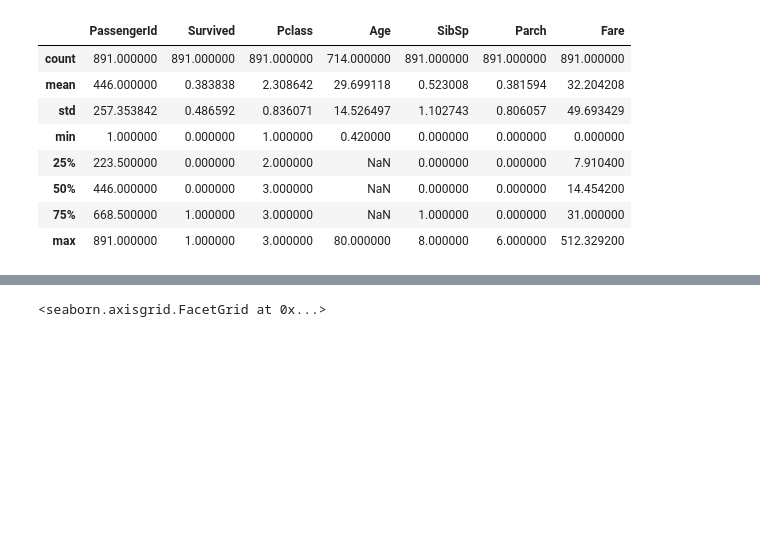
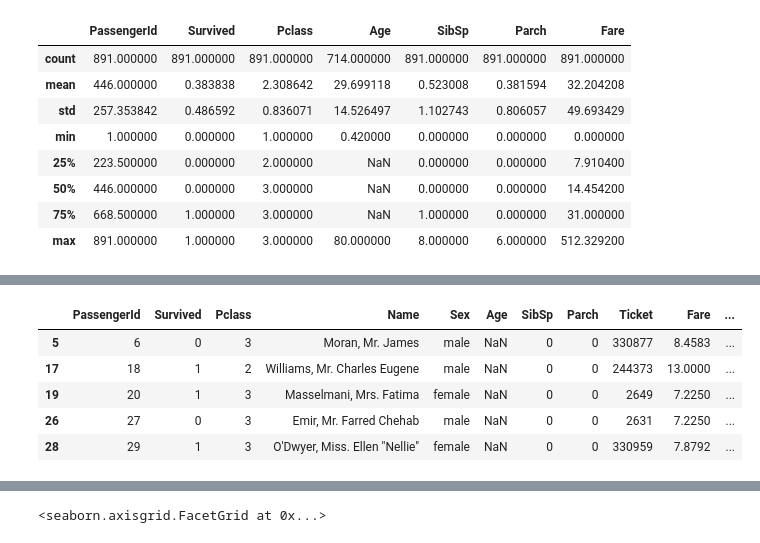
Before and after one commit to LEJAGTAGT/Kaggle---Titanic, a Jupyter notebook: Titanic - 07252016.ipynb, the cells around one changed output, grey strips where cells are left out. Saved outputs shown, nothing was run; the diff lists cells and outputs as text; code cells hidden in the pictures; blank space fills up the shorter version.

```diff
--- a/Titanic - 07252016.ipynb
+++ b/Titanic - 07252016.ipynb
@@ -123,0 +182,34 @@ df.describe()
+# %%
+# Make a copy of Age field
+df['AgeCopy']=df['Age']
+
+df.head()
+
+# Setup an array to calculate and store median ages for combination of Sex and PClass segments
+median_ages=np.zeros((2,3))
+median_ages
+
+# Calculate median age for i=0/1(male/female)&j=0/1/2(Pclass:1,2,3)
+for i in range(0,2):
+    for j in range (0,3):
+        median_ages[i,j] = df[(df['Recode_Sex'] == i) & (df['Pclass'] == j+1)]['Age'].dropna().median()
+
+median_ages
+
+#Review current datapoints with Age as null
+df[df['Age'].isnull()].head()
+
+# Replace null with median age in AgeCopy for all Age that is Nan
+for i in range(0, 2):
+    for j in range(0, 3):
+        df.loc[ (df.Age.isnull()) & (df.Recode_Sex == i) & (df.Pclass == j+1),'AgeCopy'] = median_ages[i,j]
+
+        # Reprint to check if it worked. Note AgeCopy has values and Age has NaN
+df[df['Age'].isnull()].head()
+# %% [output]
+|  | PassengerId | Survived | Pclass | Name | Sex | Age | SibSp | Parch | Ticket | Fare | ... |
+| 5 | 6 | 0 | 3 | Moran, Mr. James | male | NaN | 0 | 0 | 330877 | 8.4583 | ... |
+| 17 | 18 | 1 | 2 | Williams, Mr. Charles Eugene | male | NaN | 0 | 0 | 244373 | 13.0000 | ... |
+| 19 | 20 | 1 | 3 | Masselmani, Mrs. Fatima | female | NaN | 0 | 0 | 2649 | 7.2250 | ... |
+| 26 | 27 | 0 | 3 | Emir, Mr. Farred Chehab | male | NaN | 0 | 0 | 2631 | 7.2250 | ... |
+| 28 | 29 | 1 | 3 | O'Dwyer, Miss. Ellen "Nellie" | female | NaN | 0 | 0 | 330959 | 7.8792 | ... |
```
Also changed, not shown: parts of 67 cells of this notebook.
